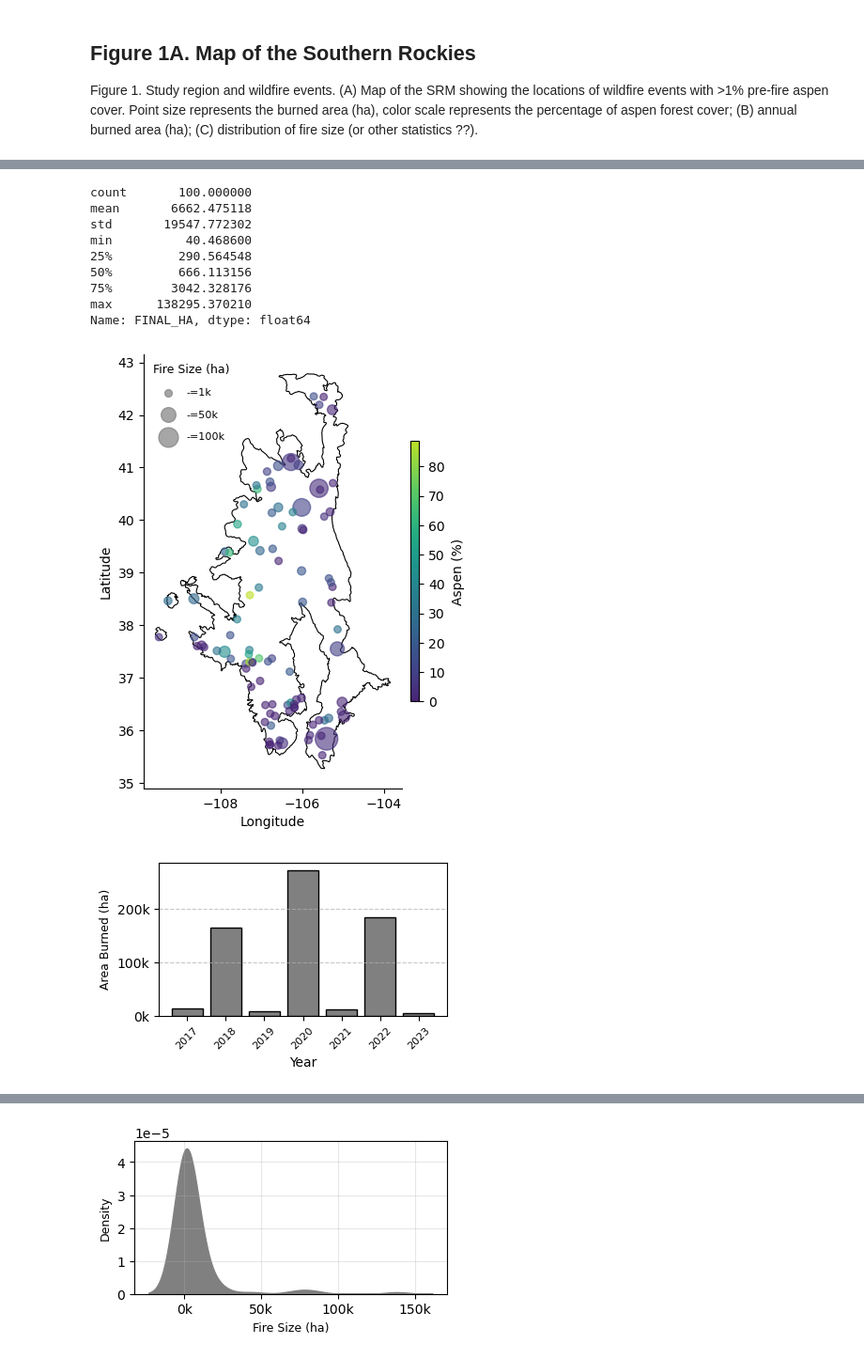
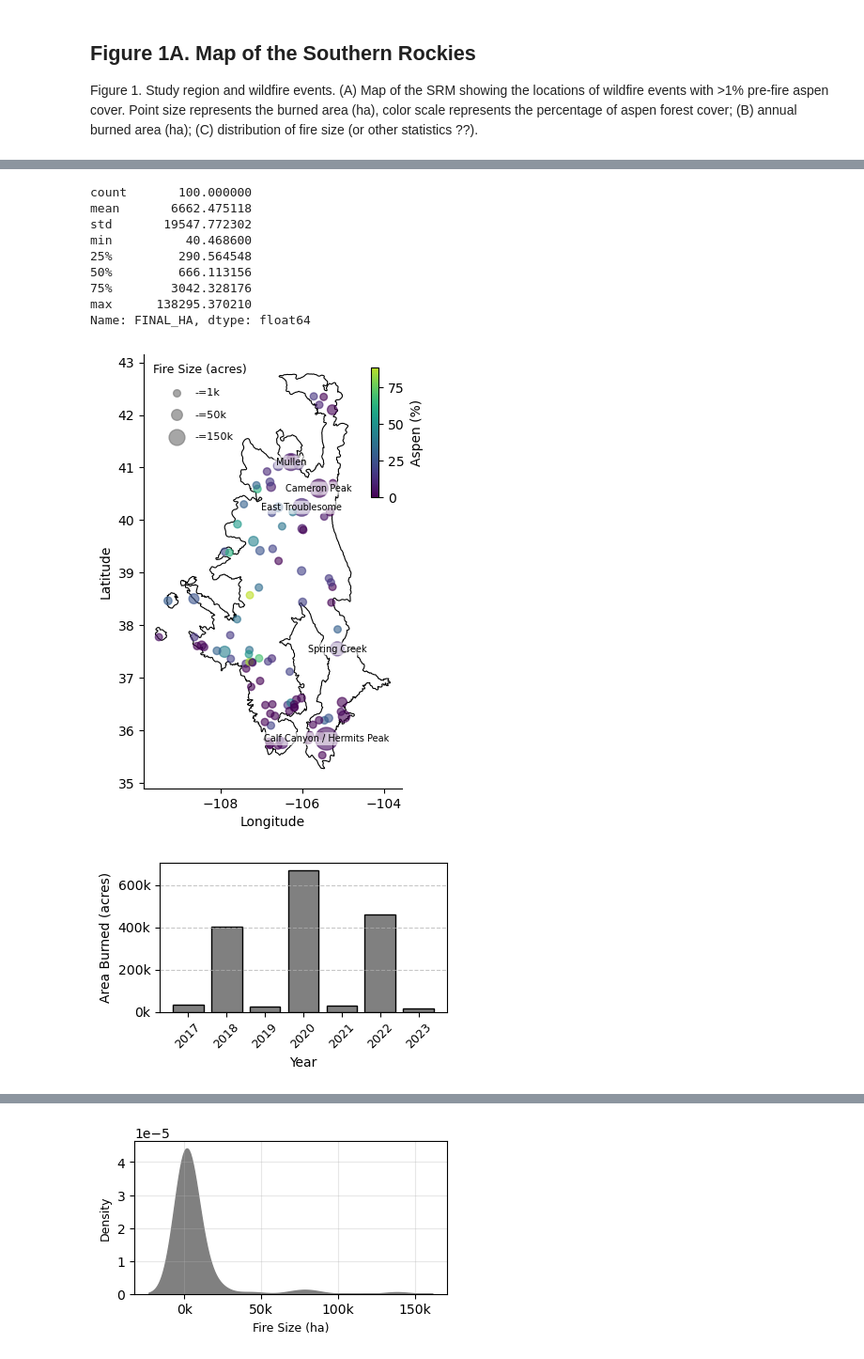
Before and after one commit to maxwellCcook/aspen-fire, a Jupyter notebook: Aim2/code/Python/_figures.ipynb, the cells around one changed output, grey strips where cells are left out. Shown at 94% size. Drawn from its saved outputs; the diff is of its cells as text; code cells hidden in the pictures.

```diff
--- a/Aim2/code/Python/_figures.ipynb
+++ b/Aim2/code/Python/_figures.ipynb
@@ -94,6 +94,7 @@ Name: Aspen_Pct, dtype: float64
 # %%
 # Generate centroids
 fires = fires[fires['Fire_ID'].isin(grid['Fire_ID'].unique())]
+fires['Final_Acres'] = fires['Final_Acres'].astype(float)
 fires['ICS_ACRES'] = pd.to_numeric(fires['ICS_ACRES'], errors='coerce')
 fires['FINAL_KM2'] = fires['ICS_ACRES'] * 0.00404686
 fires['FINAL_HA'] = fires['ICS_ACRES']* 0.404686
@@ -106,12 +107,22 @@ centroid = fires.copy()
 centroid['geometry'] = centroid.geometry.centroid
 # scale fire size attribute for display
 scaler = MinMaxScaler(feature_range=(10, 100))  # Marker sizes between 10 and 200
-centroid['fire_size'] = scaler.fit_transform(centroid[['FINAL_HA']]) * 3
+centroid['fire_size'] = scaler.fit_transform(centroid[['Final_Acres']]) * 3
 # subset to SRM
 srm = ecol3[ecol3['na_l3name'] == 'Southern Rockies']
 # ensure the same projection
 centroid = centroid.to_crs(4326)
 srm = srm.to_crs(4326)
+
+# isolate large fires for labeling
+label_dict = {
+    '16': 'Calf Canyon / Hermits Peak',
+    '89': 'East Troublesome',
+    '48': 'Cameron Peak',
+    '90': 'Mullen',
+    '110': 'Spring Creek'
+}
+large_fires = centroid[centroid['Fire_ID'].isin(label_dict.keys())]
 
 # function to truncate colormap
 def truncate_colormap(cmap_name, min_val=0.2, max_val=0.8, n_colors=256):
@@ -122,7 +133,7 @@ def truncate_colormap(cmap_name, min_val=0.2, max_val=0.8, n_colors=256):
     return new_cmap
 
 # Create a softer version of inferno_r
-soft_viridis_r = truncate_colormap("viridis", min_val=0.1, max_val=0.9)
+soft_viridis_r = truncate_colormap("viridis", min_val=0., max_val=0.9)
 
 # plot it
 fig, ax = plt.subplots(figsize=(6, 6))
@@ -134,60 +145,96 @@ centroid.plot(
     column='Aspen_Pct', cmap=soft_viridis_r,
     legend=False, alpha=0.6)
 
+# Labels and saving
+plt.xlabel('Longitude', size=10)
+plt.ylabel('Latitude', size=10)
+
 # Remove top and right spines (borders)
 ax.spines['top'].set_visible(False)
 ax.spines['right'].set_visible(False)
+
+for _, row in large_fires.iterrows():
+    x, y = row.geometry.x, row.geometry.y
+    fire_id = str(row['Fire_ID'])  # Ensure Fire_ID is a string to match dictionary keys
+    label = label_dict.get(fire_id, '')
+
+    ax.text(
+        x, y,
+        label,
+        fontsize=7,
+        color='black',
+        weight='normal',
+        ha='center',
+        va='center',
+        bbox=dict(facecolor='white', alpha=0.6, boxstyle='round,pad=0.2', edgecolor='none')
+    )
 
 # Add colorbar
 # normalize and scale the values
 norm = mcolors.Normalize(vmin=centroid['Aspen_Pct'].min(), vmax=centroid['Aspen_Pct'].max())
 sm = ScalarMappable(cmap=soft_viridis_r, norm=norm)
 sm.set_array([])
-cbar = fig.colorbar(sm, ax=ax, shrink=0.6, aspect=30, pad=0.02, orientation='vertical')
+
+# cbar = fig.colorbar(sm, ax=ax, shrink=0.5, aspect=30, pad=0.02, orientation='vertical')
+# cbar.ax.set_ylabel('Aspen (%)', rotation=90, labelpad=10, fontsize=10, va='center')
+# cbar.set_label('Aspen (%)')
+from mpl_toolkits.axes_grid1.inset_locator import inset_axes
+
+# Create an inset axis in the top right inside the main axis
+cax = inset_axes(
+    ax,
+    width="3%",       # Width of colorbar
+    height="30%",     # Height of colorbar
+    loc='upper right',  # Anchor to upper right corner of ax
+    bbox_to_anchor=(0, 0, 0.96, 1),  # Full axes bounds
+    bbox_transform=ax.transAxes,
+    borderpad=1
+)
+
+# Draw the colorbar into that inset
+cbar = fig.colorbar(sm, cax=cax)
+cbar.ax.set_xlabel('')  # Clear inherited x-axis label
 cbar.ax.set_ylabel('Aspen (%)', rotation=90, labelpad=10, fontsize=10, va='center')
-cbar.set_label('Aspen (%)')
+cbar.ax.tick_params(axis='x', which='both', bottom=False, top=False, labelbottom=False)
 # cbar.ax.yaxis.set_major_formatter(FuncFormatter(format_ticks))
 
 # Create a custom legend for fire size
 # Create legend sizes for fire size (in hectares)
-legend_sizes_ha = [1000, 50000, 100000]  # Example fire sizes in hectares
+legend_sizes_ha = [1000, 50000, 150000]  # Example fire sizes in hectares
 legend_scaled_sizes = scaler.transform([[size] for size in legend_sizes_ha]).flatten() * 3
 legend_labels = [f'-={int(size / 1000)}k' for size in legend_sizes_ha]
 # Create legend handles using the correctly scaled sizes
 legend_handles = [
     plt.scatter([], [], s=size, color='gray', alpha=0.7, label=label)
     for size, label in zip(legend_scaled_sizes, legend_labels)
 ]
 # Add the legend to the map
 ax.legend(
     handles=legend_handles, loc='upper left',
-    title='Fire Size (ha)', frameon=False, fontsize=8, title_fontsize=9,
+    title='Fire Size (acres)', frameon=False, fontsize=8, title_fontsize=9,
     handletextpad=0.8,  # Space between markers and labels
     labelspacing=1.2    # Vertical space between legend items
 )
-
-# Labels and saving
-plt.xlabel('Longitude', size=10)
-plt.ylabel('Latitude', size=10)
 
 # Save the map
 plt.savefig(os.path.join(projdir, 'figures/Figure1_Fires-SRM_Aspen.png'), dpi=500, bbox_inches='tight')
 
 plt.show()
 # %% [output]
 count       100.000000
 mean       6662.475118
 std       19547.772302
 min          40.468600
 25%         290.564548
 50%         666.113156
 75%        3042.328176
 max      138295.370210
 Name: FINAL_HA, dtype: float64
-[figure, old version]
+[figure, new version]
 # %%
 # plot the annual area burned
-burned_area = fires.groupby('START_YEAR')['FINAL_HA'].sum().reset_index()
+fires['Final_Acres'] = fires['Final_Acres'].astype(float)
+burned_area = fires.groupby('START_YEAR')['Final_Acres'].sum().reset_index()
 
 # set up the axis formatter
 def format_thousands(x, pos):
@@ -198,11 +245,11 @@ formatter = FuncFormatter(format_thousands)
 
 # Plot the results
 plt.figure(figsize=(4, 2.5))
-plt.bar(burned_area['START_YEAR'], burned_area['FINAL_HA'], color='grey', edgecolor='black')
+plt.bar(burned_area['START_YEAR'], burned_area['Final_Acres'], color='grey', edgecolor='black')
 # plt.title('Annual Area Burned (2017-2023)', fontsize=11)
 plt.xlabel('Year', fontsize=10)
-plt.ylabel('Area Burned (ha)', fontsize=9)
-plt.xticks(burned_area['START_YEAR'], rotation=45, size=8)
+plt.ylabel('Area Burned (acres)', fontsize=10)
+plt.xticks(burned_area['START_YEAR'], rotation=45, size=9)
 
 # Apply custom formatting to y-axis
 plt.gca().yaxis.set_major_formatter(formatter)
@@ -215,4 +262,4 @@ plt.savefig(os.path.join(projdir, 'figures/Figure1b_FireCensus_annualBurnedArea.
 
 plt.show()
 # %% [output]
-[figure, old version]
+[figure, new version]
```
Also changed, not shown: parts of 7 cells of this notebook, 35 other files.
